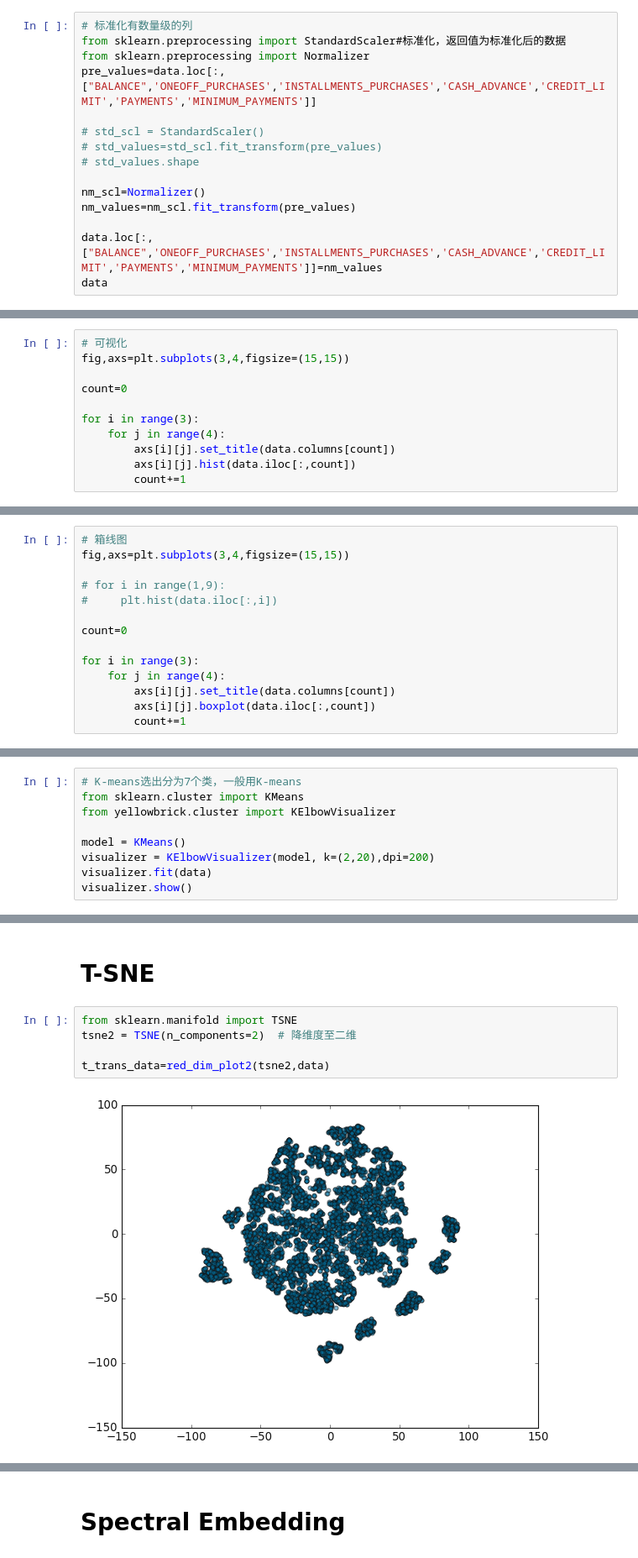
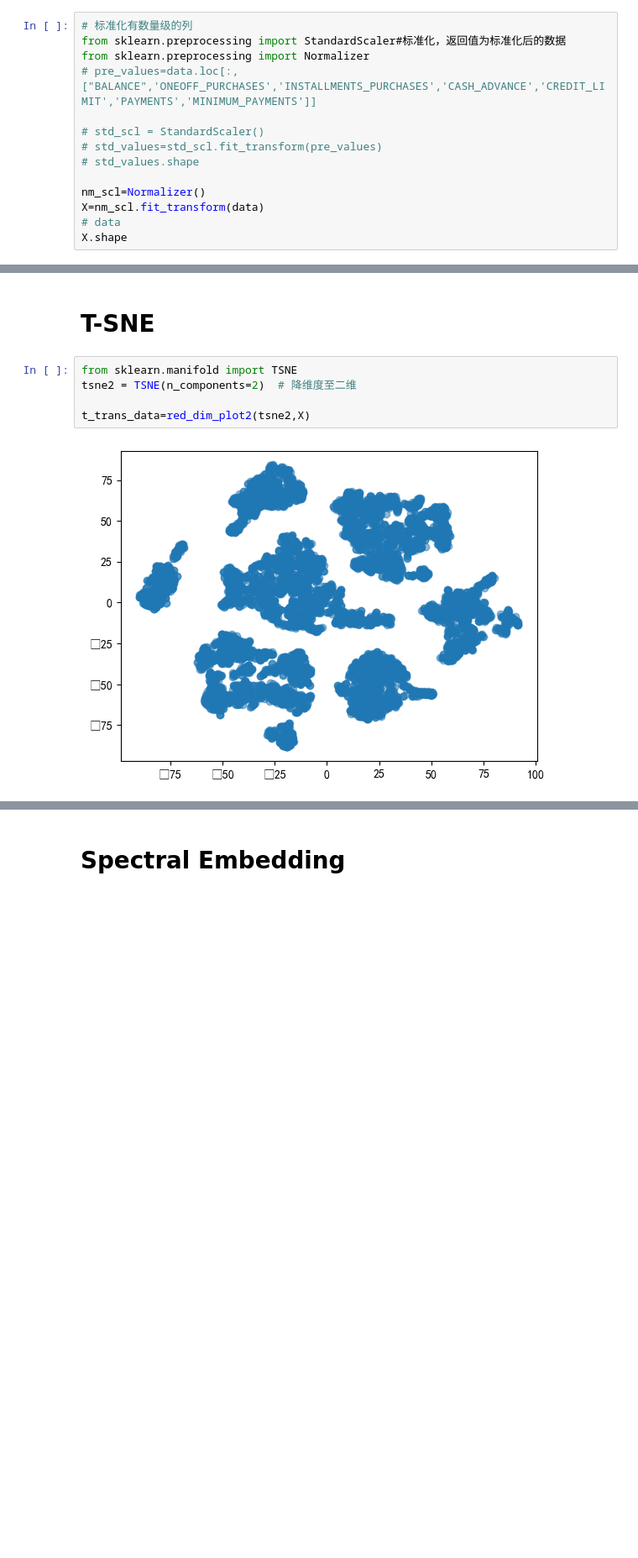
Before and after one commit to TBW108/CIS-Clustering-Project, a Jupyter notebook: Clustering.ipynb, the cells around one changed output, grey strips where cells are left out. Shown at 84% size. Saved outputs shown, nothing was run; the diff lists cells and outputs as text; blank space fills up the shorter version.

```diff
--- a/Clustering.ipynb
+++ b/Clustering.ipynb
@@ -82,15 +151,14 @@ data=data.drop(["CUST_ID","PURCHASES","PURCHASES_FREQUENCY","CASH_ADVANCE_TRX","
 # 标准化有数量级的列
 from sklearn.preprocessing import StandardScaler#标准化，返回值为标准化后的数据
 from sklearn.preprocessing import Normalizer
-pre_values=data.loc[:,["BALANCE",'ONEOFF_PURCHASES','INSTALLMENTS_PURCHASES','CASH_ADVANCE','CREDIT_LIMIT','PAYMENTS','MINIMUM_PAYMENTS']]
+# pre_values=data.loc[:,["BALANCE",'ONEOFF_PURCHASES','INSTALLMENTS_PURCHASES','CASH_ADVANCE','CREDIT_LIMIT','PAYMENTS','MINIMUM_PAYMENTS']]
 
 # std_scl = StandardScaler()
 # std_values=std_scl.fit_transform(pre_values)
 # std_values.shape
 
 nm_scl=Normalizer()
-nm_values=nm_scl.fit_transform(pre_values)
-
-data.loc[:,["BALANCE",'ONEOFF_PURCHASES','INSTALLMENTS_PURCHASES','CASH_ADVANCE','CREDIT_LIMIT','PAYMENTS','MINIMUM_PAYMENTS']]=nm_values
-data
+X=nm_scl.fit_transform(data)
+# data
+X.shape
 # %% [output]
@@ -110,11 +165,0 @@ data
-# %%
-# 可视化
-fig,axs=plt.subplots(3,4,figsize=(15,15))
-
-count=0
-
-for i in range(3):
-    for j in range(4):
-        axs[i][j].set_title(data.columns[count])
-        axs[i][j].hist(data.iloc[:,count])
-        count+=1
@@ -123,14 +165,0 @@ for i in range(3):
-# %%
-# 箱线图
-fig,axs=plt.subplots(3,4,figsize=(15,15))
-
-# for i in range(1,9):
-#     plt.hist(data.iloc[:,i])
-
-count=0
-
-for i in range(3):
-    for j in range(4):
-        axs[i][j].set_title(data.columns[count])
-        axs[i][j].boxplot(data.iloc[:,count])
-        count+=1
@@ -141,9 +165,0 @@ for i in range(3):
-# %%
-# K-means选出分为7个类，一般用K-means
-from sklearn.cluster import KMeans
-from yellowbrick.cluster import KElbowVisualizer
-
-model = KMeans()
-visualizer = KElbowVisualizer(model, k=(2,20),dpi=200)
-visualizer.fit(data)
-visualizer.show()
@@ -226,10 +288,10 @@ original_data.groupby('pca_label').describe()
 # %%
 from sklearn.manifold import TSNE
 tsne2 = TSNE(n_components=2)  # 降维度至二维
 
-t_trans_data=red_dim_plot2(tsne2,data)
+t_trans_data=red_dim_plot2(tsne2,X)
 # %% [output]
-[figure, old version]
+[figure, new version]
 # %%
 model=dbscan_clst_plot2(eps=9,min_samples=30,trans_data=t_trans_data)
 set(model.labels_)
```
Also changed, not shown: parts of 27 cells of this notebook.
